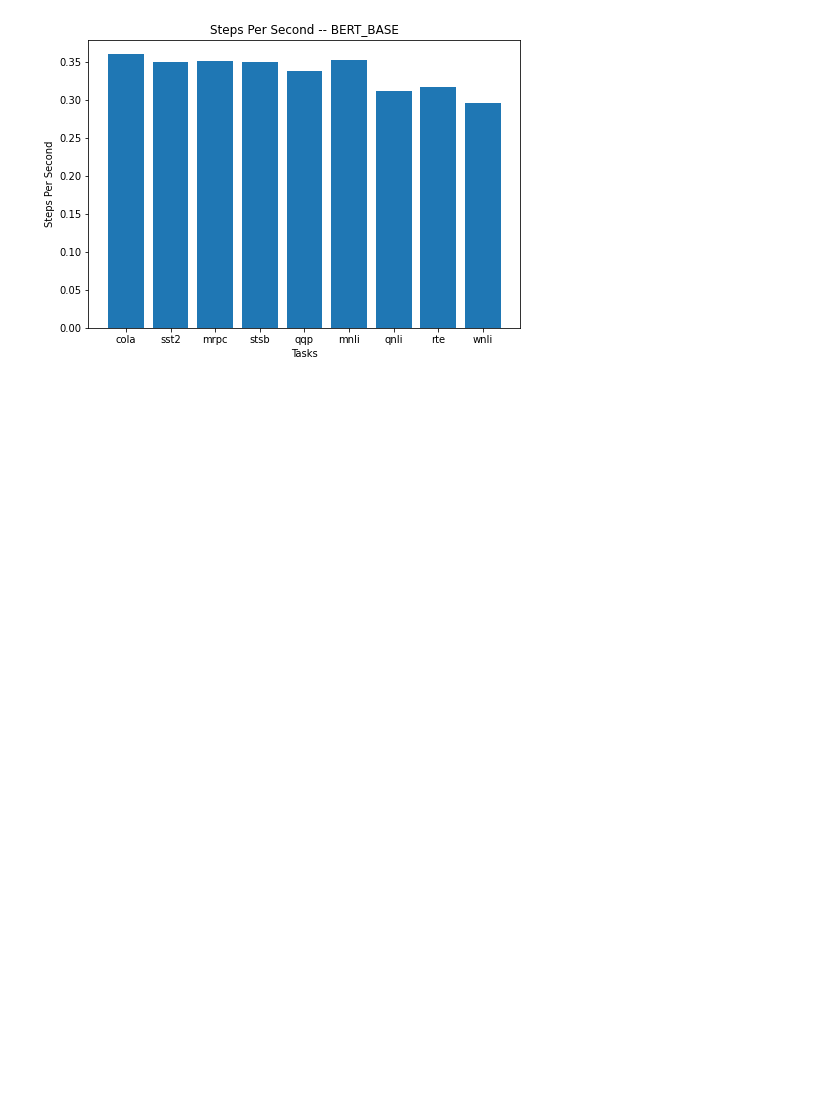
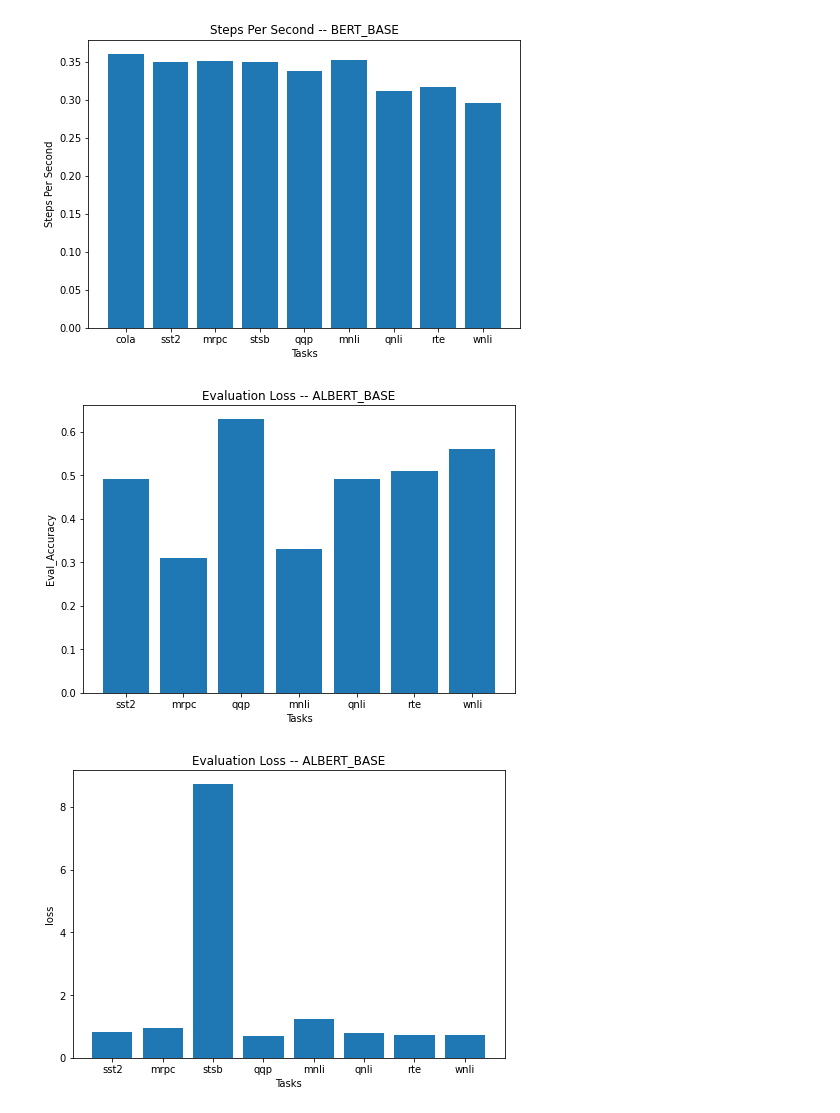
Before and after one commit to 395t/coding-assignment-week-6-seq-2, a Jupyter notebook: src/text-classification/Plots.ipynb, the cells around one changed output. Cells and saved outputs as stored; diff of their text form; code cells hidden in the pictures; blank space fills up the shorter version.

Commit message:
Adding eval loss and accuracy for albert base

```diff
--- a/src/text-classification/Plots.ipynb
+++ b/src/text-classification/Plots.ipynb
@@ -40,30 +40,59 @@ plt.show()
 
 fig = plt.figure()
 ax = fig.add_axes([0,0,1,1])
 TASK_NAMES = ["cola", "sst2", "mrpc", "stsb", "qqp", "mnli", "qnli", "rte", "wnli"]
 EVAL_SAMPLE_PER_SECOND = [2.870, 2.802, 2.807, 2.795, 2.702, 2.825, 2.497, 2.509, 2.332]
 ax.bar(TASK_NAMES,EVAL_SAMPLE_PER_SECOND)
 
 plt.title('Samples Per Second -- BERT_BASE')
 plt.xlabel('Tasks')
 plt.ylabel('Samples Per Second')
 
 plt.show()
 
 fig = plt.figure()
 ax = fig.add_axes([0,0,1,1])
 TASK_NAMES = ["cola", "sst2", "mrpc", "stsb", "qqp", "mnli", "qnli", "rte", "wnli"]
 EVAL_STEPS_PER_SECOND = [0.361, 0.35, 0.351, 0.35, 0.338, 0.353, 0.312, 0.317, 0.296]
 ax.bar(TASK_NAMES,EVAL_STEPS_PER_SECOND)
 
 plt.title('Steps Per Second -- BERT_BASE')
 plt.xlabel('Tasks')
 plt.ylabel('Steps Per Second')
 
 plt.show()
+
+
+
+fig = plt.figure()
+ax = fig.add_axes([0,0,1,1])
+TASK_NAMES = ["sst2", "mrpc", "qqp", "mnli", "qnli", "rte", "wnli"]
+EVAL_ACCURACY = [0.49, 0.31, 0.63, 0.33, 0.49, 0.51, 0.56]
+ax.bar(TASK_NAMES,EVAL_ACCURACY)
+
+plt.title('Evaluation Loss -- ALBERT_BASE')
+plt.xlabel('Tasks')
+plt.ylabel('Eval_Accuracy')
+
+plt.show()
+
+
+fig = plt.figure()
+ax = fig.add_axes([0,0,1,1])
+TASK_NAMES = ["sst2", "mrpc", "stsb", "qqp", "mnli", "qnli", "rte", "wnli"]
+EVAL_LOSS = [0.83, 0.96, 8.75, 0.69, 1.23, 0.79, 0.73, 0.72]
+ax.bar(TASK_NAMES,EVAL_LOSS)
+
+plt.title('Evaluation Loss -- ALBERT_BASE')
+plt.xlabel('Tasks')
+plt.ylabel('loss')
+
+plt.show()
 # %% [output]
 [figure]
 [figure]
 [figure]
 [figure]
 [figure]
+[figure, added]
+[figure, added]
```
